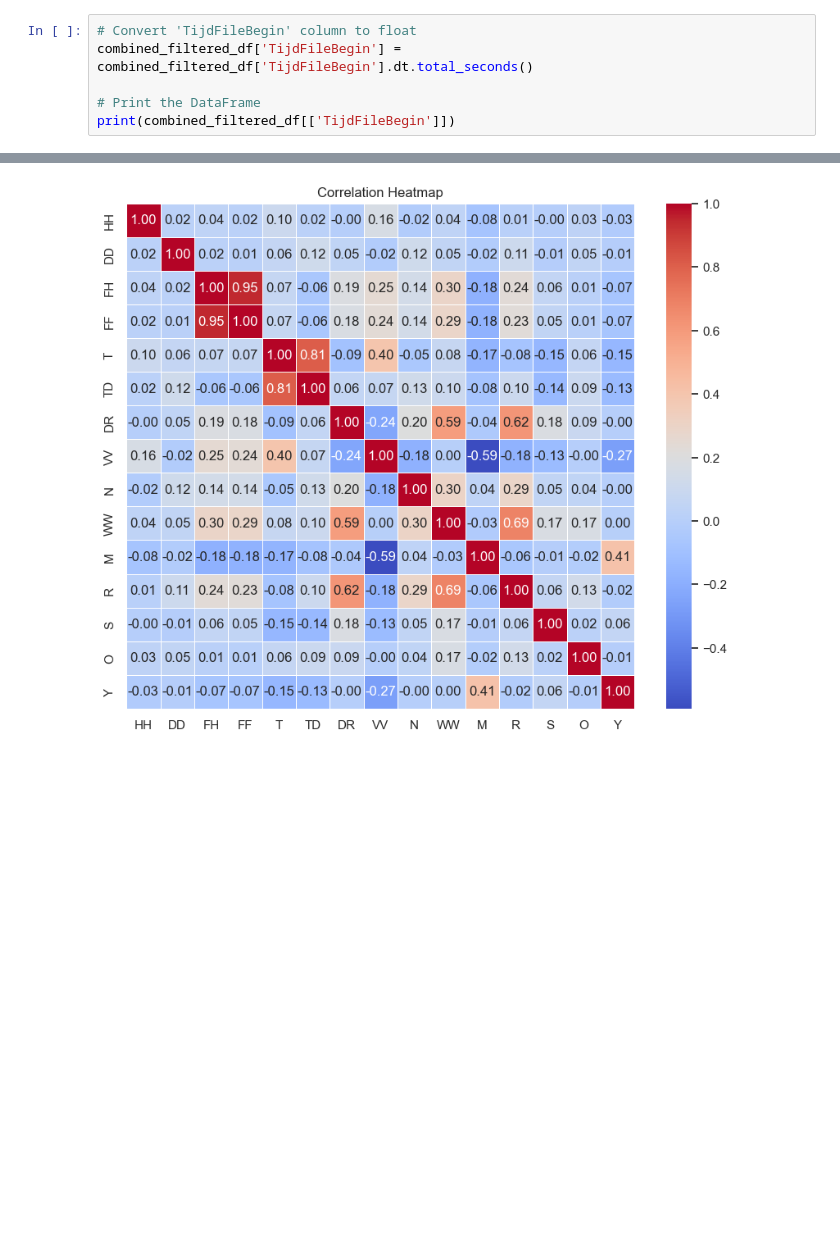
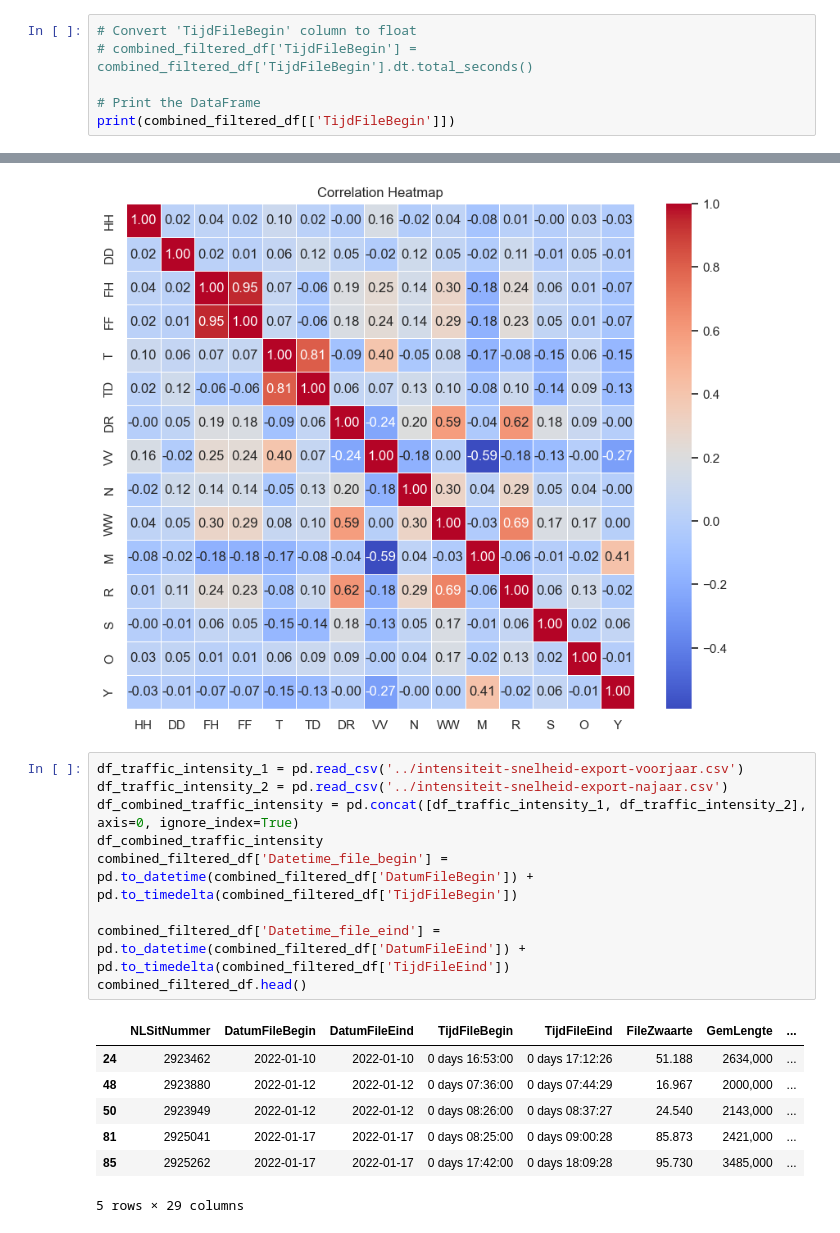
Before and after one commit to EVVISION/Notebook, a Jupyter notebook: Notebook_traffic_0.2.ipynb, the cells around one changed output, grey strips where cells are left out. Cells and saved outputs as stored; diff of their text form; blank space fills up the shorter version.

```diff
--- a/Notebook_traffic_0.2.ipynb
+++ b/Notebook_traffic_0.2.ipynb
@@ -845,7 +845,7 @@ Index(['NLSitNummer', 'DatumFileBegin', 'DatumFileEind', 'TijdFileBegin',
       dtype='object')
 # %%
 # Convert 'TijdFileBegin' column to float
-combined_filtered_df['TijdFileBegin'] = combined_filtered_df['TijdFileBegin'].dt.total_seconds()
+# combined_filtered_df['TijdFileBegin'] = combined_filtered_df['TijdFileBegin'].dt.total_seconds()
 
 # Print the DataFrame
 print(combined_filtered_df[['TijdFileBegin']])
@@ -1182,3 +1184,20 @@ plt.title('Correlation Heatmap')
 plt.show()
 # %% [output]
 [figure]
+# %%
+df_traffic_intensity_1 = pd.read_csv('../intensiteit-snelheid-export-voorjaar.csv')
+df_traffic_intensity_2 = pd.read_csv('../intensiteit-snelheid-export-najaar.csv')
+df_combined_traffic_intensity = pd.concat([df_traffic_intensity_1, df_traffic_intensity_2], axis=0, ignore_index=True)
+df_combined_traffic_intensity
+combined_filtered_df['Datetime_file_begin'] = pd.to_datetime(combined_filtered_df['DatumFileBegin']) + pd.to_timedelta(combined_filtered_df['TijdFileBegin'])
+
+combined_filtered_df['Datetime_file_eind'] = pd.to_datetime(combined_filtered_df['DatumFileEind']) + pd.to_timedelta(combined_filtered_df['TijdFileEind'])
+combined_filtered_df.head()
+# %% [output]
+|  | NLSitNummer | DatumFileBegin | DatumFileEind | TijdFileBegin | TijdFileEind | FileZwaarte | GemLengte | ... |
+| 24 | 2923462 | 2022-01-10 | 2022-01-10 | 0 days 16:53:00 | 0 days 17:12:26 | 51.188 | 2634,000 | ... |
+| 48 | 2923880 | 2022-01-12 | 2022-01-12 | 0 days 07:36:00 | 0 days 07:44:29 | 16.967 | 2000,000 | ... |
+| 50 | 2923949 | 2022-01-12 | 2022-01-12 | 0 days 08:26:00 | 0 days 08:37:27 | 24.540 | 2143,000 | ... |
+| 81 | 2925041 | 2022-01-17 | 2022-01-17 | 0 days 08:25:00 | 0 days 09:00:28 | 85.873 | 2421,000 | ... |
+| 85 | 2925262 | 2022-01-17 | 2022-01-17 | 0 days 17:42:00 | 0 days 18:09:28 | 95.730 | 3485,000 | ... |
+5 rows × 29 columns
```
Also changed, not shown: parts of 5 cells of this notebook.
